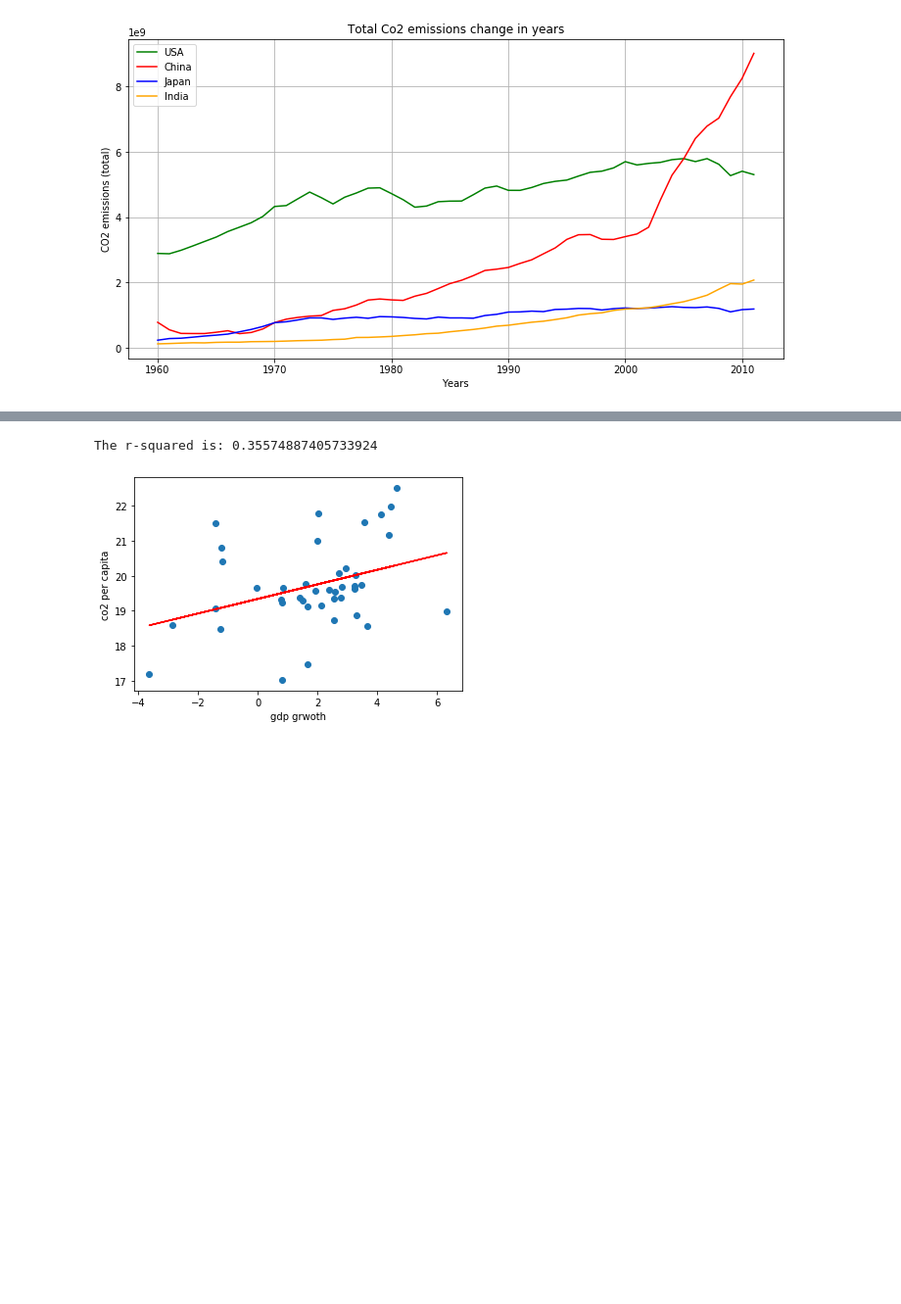
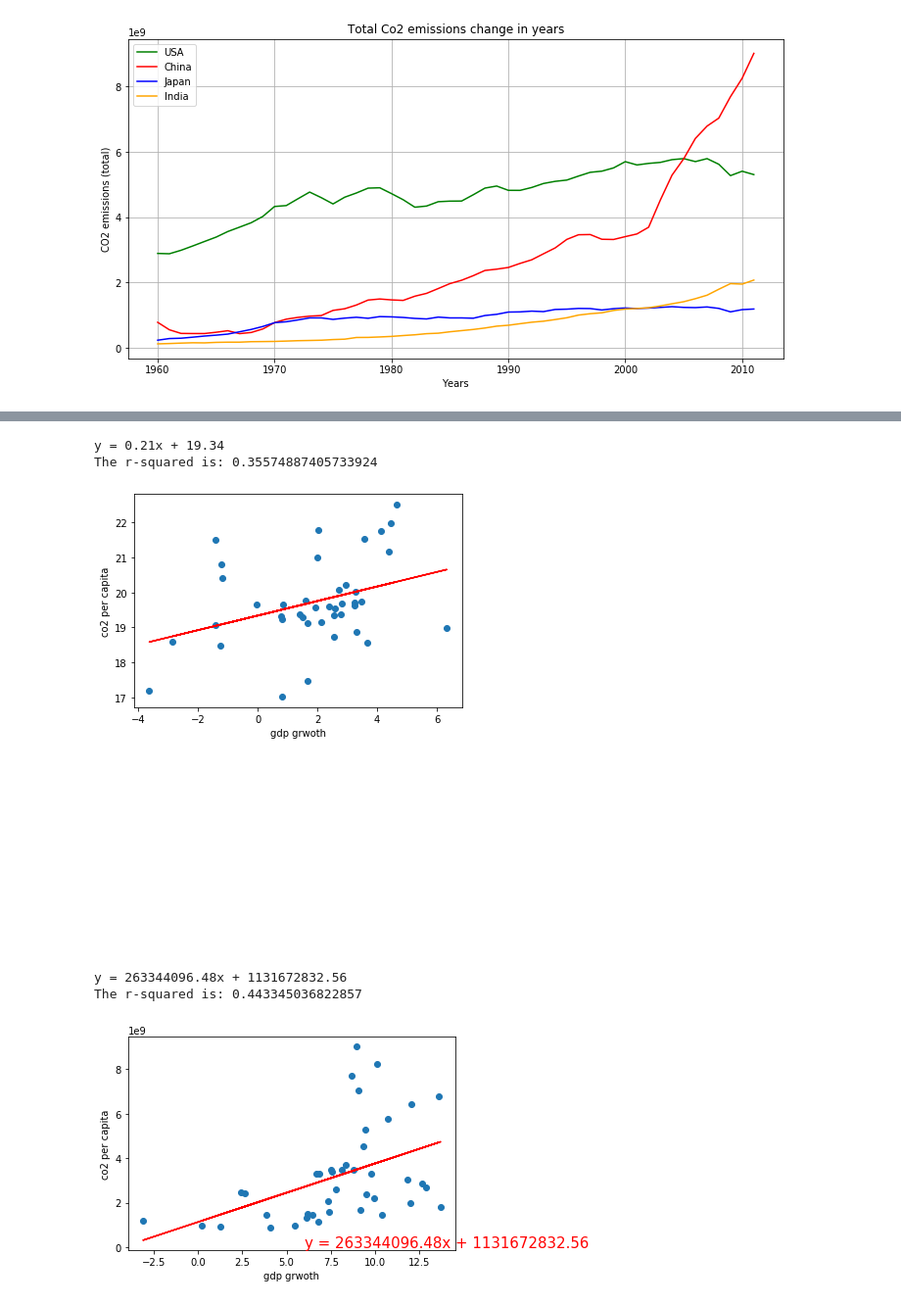
Before and after one commit to robertcox324/5horsemenoftheapocalypse, a Jupyter notebook: camparison.ipynb, the cells around one changed output, grey strips where cells are left out. Shown at 98% size. Saved outputs shown, nothing was run; the diff lists cells and outputs as text; code cells hidden in the pictures; blank space fills up the shorter version.

```diff
--- a/camparison.ipynb
+++ b/camparison.ipynb
@@ -267,8 +255,52 @@ plt.plot(x_values,regress_values,"r-")
 plt.annotate(line_eq,(6,10),fontsize=15,color="red")
 plt.xlabel('gdp grwoth')
 plt.ylabel('co2 per capita')
+print(line_eq)
 print(f"The r-squared is: {rvalue}")
 plt.show()
 # %% [output]
+y = 0.21x + 19.34
 The r-squared is: 0.35574887405733924
 [figure]
+# %%
+#china_co2_total
+pop = short_data['IndicatorName'].str.contains('Population, total')
+
+
+country = (short_data['CountryCode'] == "CHN")
+pop_china= short_data[pop & country]
+pop_china=pop_china[(pop_china['Year']>1970)&(pop_china['Year']<=2011)]
+pop_china= pop_china.reset_index(drop = True)
+population_china=pop_china['Value']
+
+co2_china=co2_china[(co2_china['Year']>1970)&(co2_china['Year']<=2011)]
+co2_china= co2_china.reset_index(drop = True)
+co2_china_value=co2_china['Value']
+co2_total_china=population_china*co2_china_value
+# %%
+gdp_growth= short_data['IndicatorName'].str.contains('GDP per capita growth')
+
+country = (short_data['CountryCode'] == "CHN")
+gdp_growth_china= short_data[gdp_growth & country]
+gdp_growth_china=gdp_growth_china[(gdp_growth_china['Year']>1970) & (gdp_growth_china['Year']<=2011)]
+gdp_growth_china= gdp_growth_china.reset_index(drop = True)
+gdp_growth_china=gdp_growth_china['Value']
+# %%
+x_values=gdp_growth_china
+y_values=co2_total_china
+# %%
+(slope, intercept, rvalue, pvalue, stderr) = linregress(x_values, y_values)
+regress_values = x_values * slope + intercept
+line_eq = "y = " + str(round(slope,2)) + "x + " + str(round(intercept,2))
+plt.scatter(x_values,y_values)
+plt.plot(x_values,regress_values,"r-")
+plt.annotate(line_eq,(6,10),fontsize=15,color="red")
+plt.xlabel('gdp grwoth')
+plt.ylabel('co2 per capita')
+print(line_eq)
+print(f"The r-squared is: {rvalue}")
+plt.show()
+# %% [output]
+y = 263344096.48x + 1131672832.56
+The r-squared is: 0.443345036822857
+[figure, added]
```
Also changed, not shown: parts of 10 cells of this notebook.
